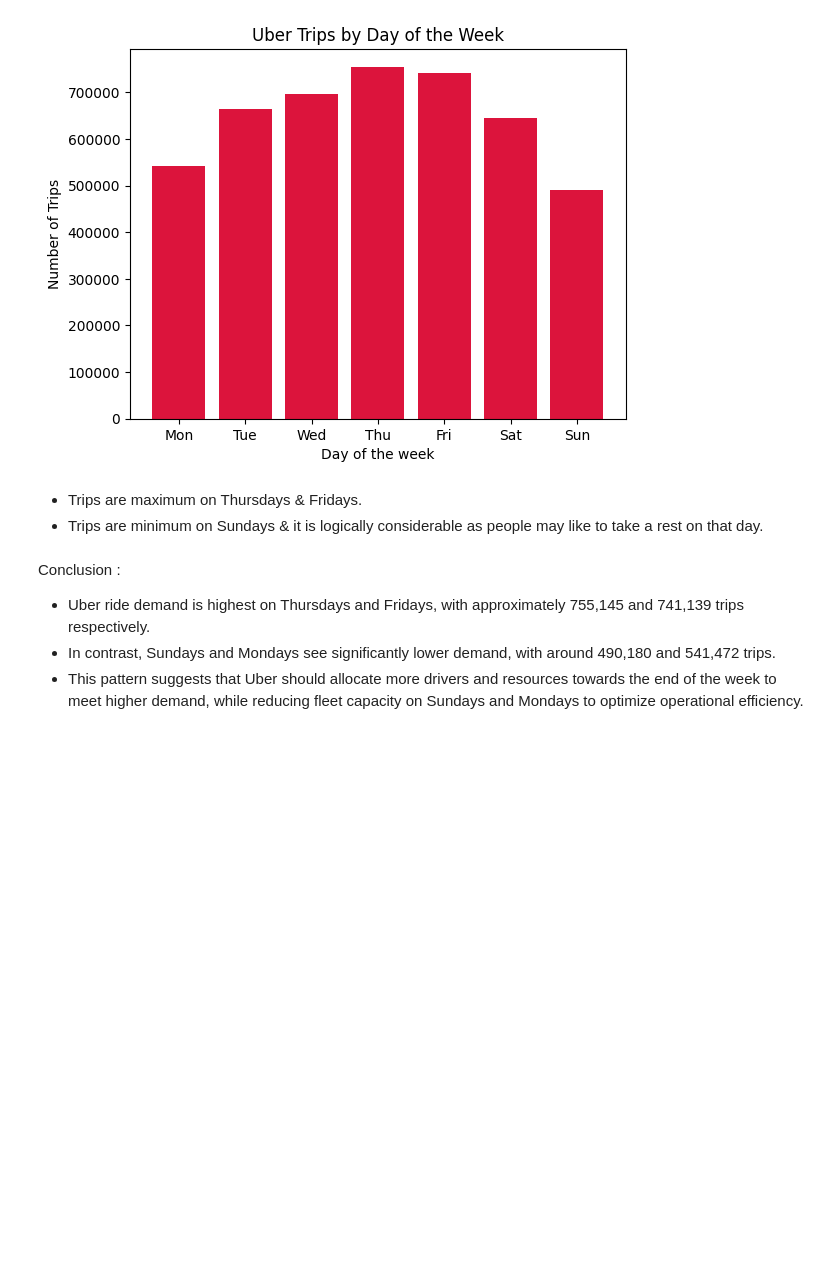
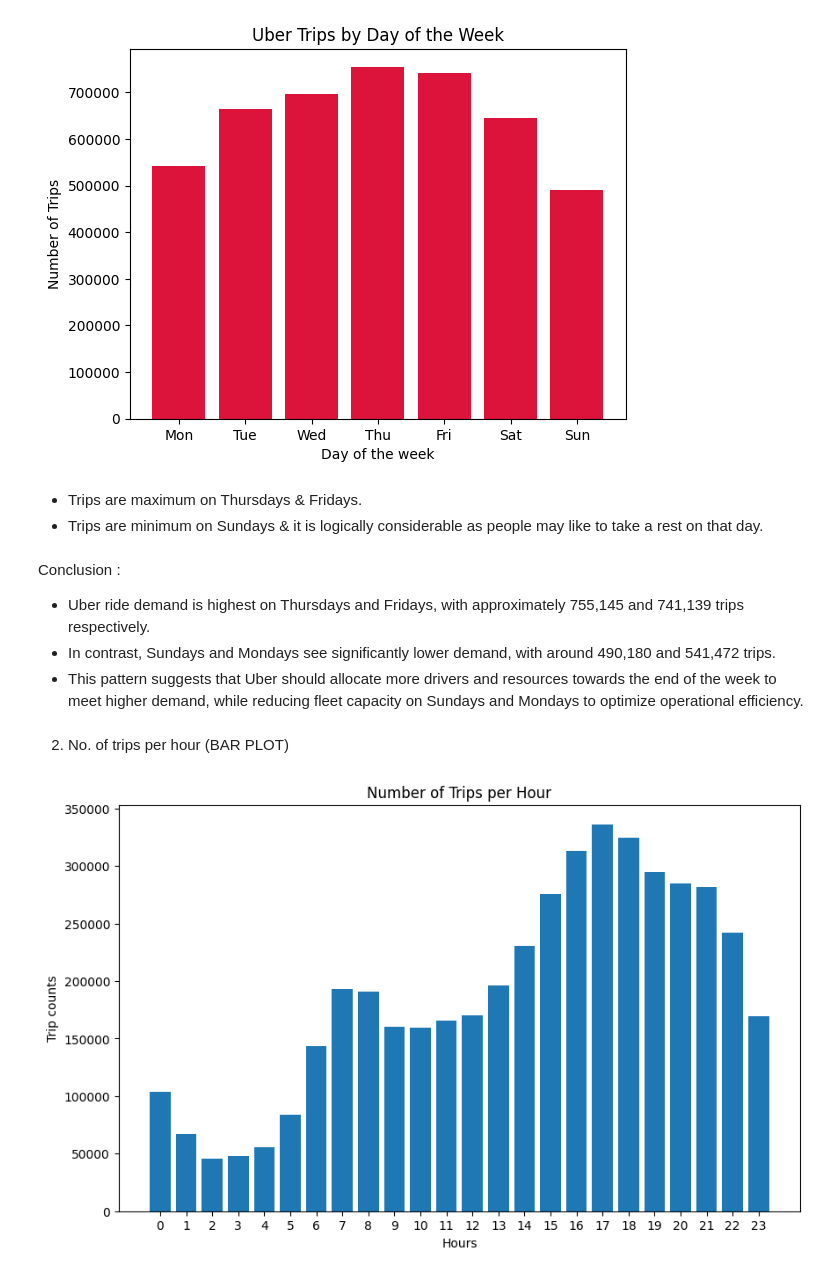
Before and after one commit to ssnannaware27/Ride_Demand_Prediction_UBER, a Jupyter notebook: Notebook/ride_demand_prediction.ipynb, the cells around one changed output. Drawn from its saved outputs; the diff is of its cells as text; code cells hidden in the pictures; blank space fills up the shorter version.

```diff
--- a/Notebook/ride_demand_prediction.ipynb
+++ b/Notebook/ride_demand_prediction.ipynb
@@ -141,3 +142,16 @@ Conclusion :
 * Uber ride demand is highest on Thursdays and Fridays, with approximately 755,145 and 741,139 trips respectively.
 * In contrast, Sundays and Mondays see significantly lower demand, with around 490,180 and 541,472 trips.
 * This pattern suggests that Uber should allocate more drivers and resources towards the end of the week to meet higher demand, while reducing fleet capacity on Sundays and Mondays to optimize operational efficiency.
+# %% [markdown]
+2. No. of trips per hour (BAR PLOT)
+# %%
+plt.figure(figsize=(10,6))
+plt.title('Number of Trips per Hour')
+plt.xlabel('Hours')
+plt.ylabel('Trip counts')
+y = df_2014['Hour'].value_counts().sort_index()
+plt.bar(y.index, y.values)
+plt.xticks(ticks=range(24))
+plt.show()
+# %% [output]
+[figure, added]
```
Also changed, not shown: parts of 4 cells of this notebook, 1 other file.
